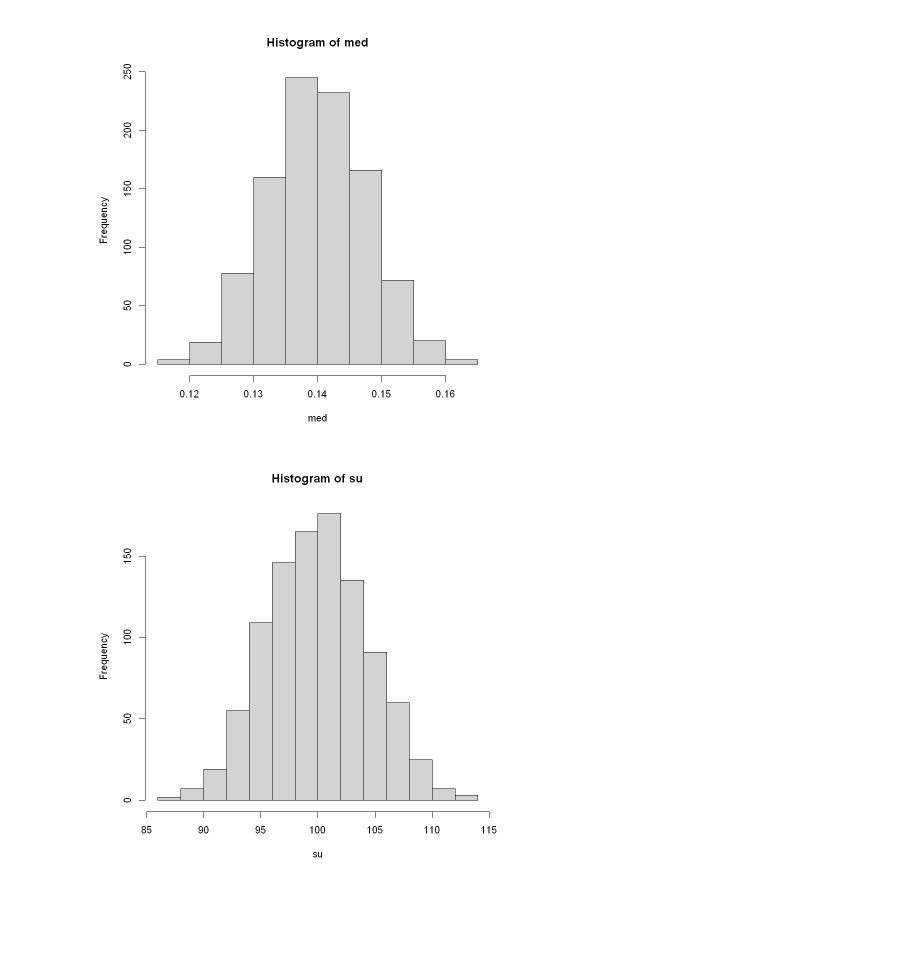
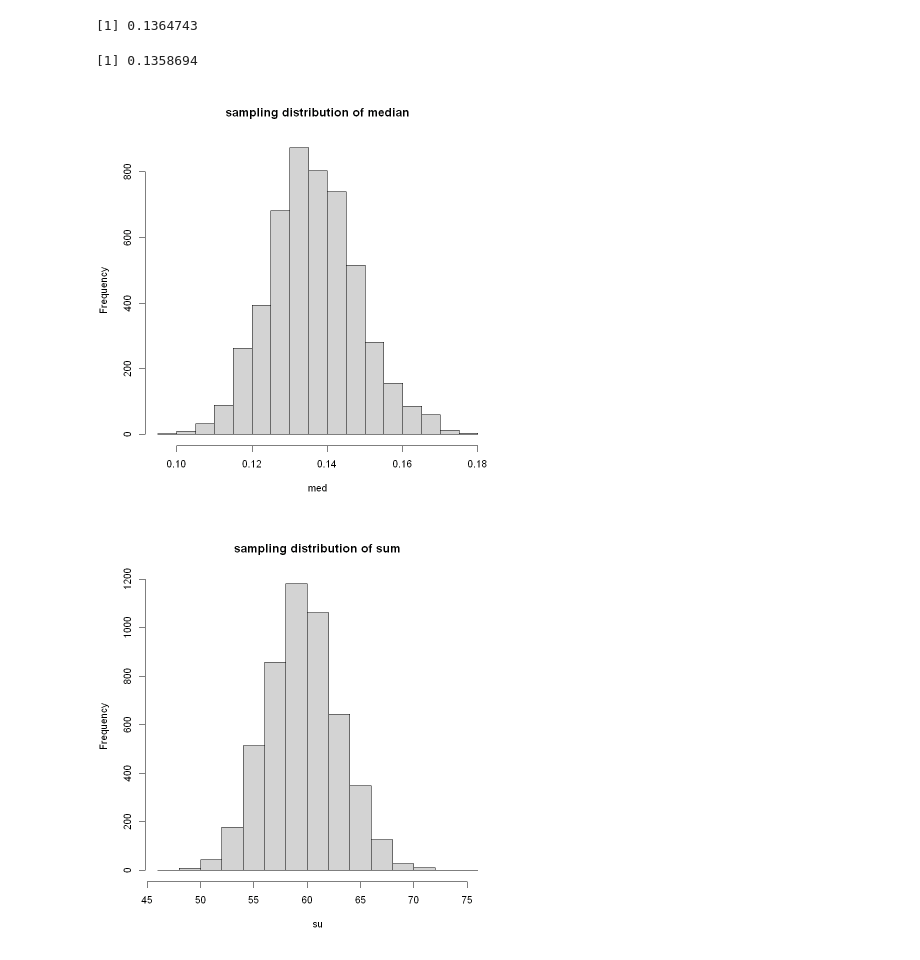
Before and after one commit to valentinagrea2001-sketch/Learning_statistical_programming_in_R, a Jupyter notebook: Ex 3.2.ipynb, the cells around one changed output. Drawn from its saved outputs; the diff is of its cells as text; code cells hidden in the pictures; blank space fills up the shorter version.

```diff
--- a/Ex 3.2.ipynb
+++ b/Ex 3.2.ipynb
@@ -25,7 +36,7 @@ for (i in 1:1000) {
 #statistics= proportion > 0.2 ?
 
 prop <- c()                   #to store proportions
-for (i in 1:1000) {
+for (i in 1:nsamples) {
     b <- s[[i]] > 0.2         #returns a boolean vector of 1,0
     prop <- c(prop, mean(b))  #adds the proportion
 }
@@ -37,9 +48,15 @@ hist(prop, main="sampling distribution of proportion > 0.2", xlab="values", ylab
 #statistics = variance
 
 v <- c()
-for (i in 1:1000) {
+for (i in 1:nsamples) {
     v <- c(v, var(s[[i]]))
 }
 
-hist(v)
+mean(v)
+
+median(v)
+
+skewness(v)
+
+hist(v, main="sampling distribution of variance")       #skewn to the left
 # %% [output]
@@ -48,9 +68,15 @@ hist(v)
 #statistics = standard deviation
 
 standard <- c()
-for (i in 1:1000){
+for (i in 1:nsamples){
     standard <- c(standard, sd(s[[i]]))
 }
 
-hist(standard)
+mean(standard)
+
+median(standard)
+
+skewness(standard)
+
+hist(standard, main="sampling distribution of standard deviation")    #skewn to the left
 # %% [output]
@@ -59,24 +88,30 @@ hist(standard)
 #statistics = median
 
 med <- c()
-for (i in 1:1000){
+for (i in 1:nsamples){
     med <- c(med, median(s[[i]]))
 }
 
-hist(med)
+mean(med)
+
+median(med)
+
+hist(med, main="sampling distribution of median")
 # %% [output]
+[1] 0.1364743
+[1] 0.1358694
-[figure, old version]
+[figure, new version]
 # %%
 #statistcs = sum
 
 su <- c()
-for (i in 1:1000) {
+for (i in 1:nsamples) {
     su <- c(su, sum(s[[i]]))
 }
 
-hist(su)
+hist(su, main="sampling distribution of sum")
 # %% [output]
-[figure, old version]
+[figure, new version]
 # %%
 #statistics = min
 
```
Also changed, not shown: parts of 7 cells of this notebook.
